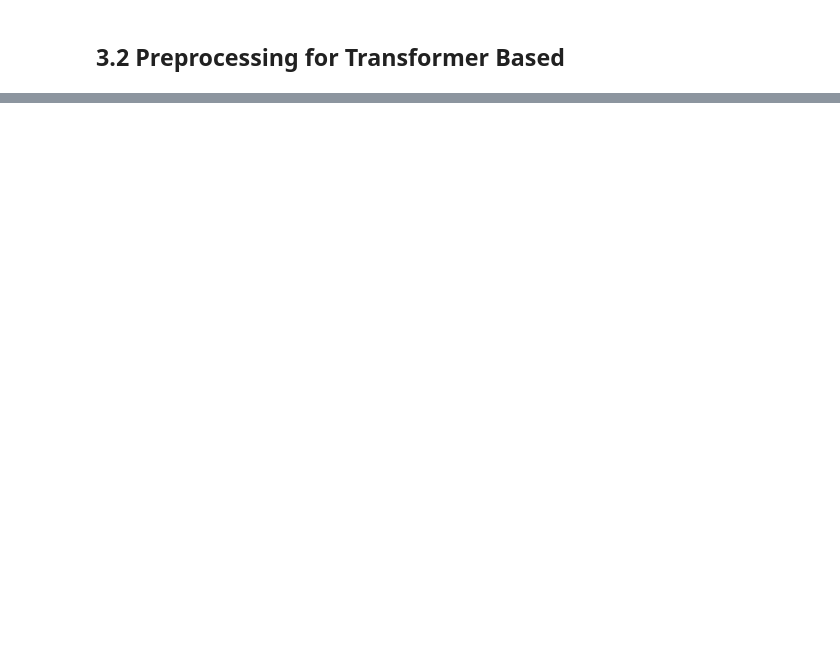
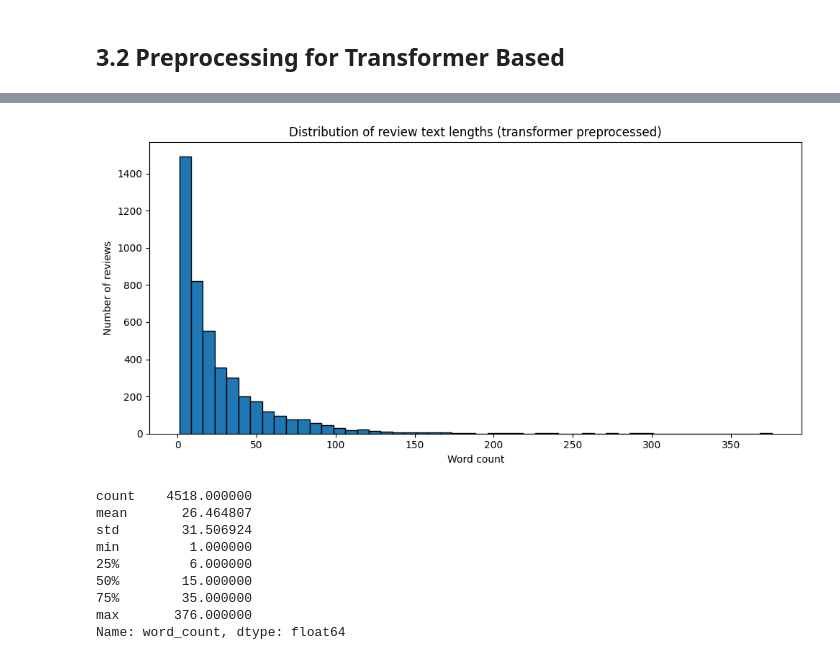
Before and after one commit to dpchi12/sentiment-analysis-for-banks-mobile-app-review, a Jupyter notebook: Model (old data)/old_preprocessing.ipynb, the cells around one changed output, grey strips where cells are left out. Saved outputs shown, nothing was run; the diff lists cells and outputs as text; code cells hidden in the pictures; blank space fills up the shorter version.

```diff
--- a/Model (old data)/old_preprocessing.ipynb
+++ b/Model (old data)/old_preprocessing.ipynb
@@ -584,2 +551,22 @@ plt.show()
 # %% [markdown]
 ## 3.2 Preprocessing for Transformer Based
+# %%
+def clean_for_transformer(text):
+    text = str(text).strip()
+    text = text.lower()
+    text = re.sub(r"http\S+|www\S+", "", text)
+    text = re.sub(r"<.*?>", "", text)
+    text = "".join(
+        c for c in text
+        if unicodedata.category(c) not in ("So", "Cs", "Co", "Cn")
+    )
+    text = re.sub(r"(.)\1{2,}", r"\1\1", text)
+    text = re.sub(r"[^\w\s]", "", text)
+    text = re.sub(r"\s+", " ", text)
+    return text.strip()
+
+df_transformer = df_english[["bank", "platform", "rating", "date", "raw_text"]].copy()
+
+df_transformer["clean_text"] = df_transformer["raw_text"].apply(clean_for_transformer)
+
+df_transformer.head()
@@ -585,0 +580,23 @@ plt.show()
+# %%
+df_transformer["word_count"] = df_transformer["clean_text"].str.count(r"\S+")
+
+plt.figure(figsize=(10, 5))
+plt.hist(df_transformer["word_count"], bins=50, edgecolor="black")
+plt.title("Distribution of review text lengths (transformer preprocessed)")
+plt.xlabel("Word count")
+plt.ylabel("Number of reviews")
+plt.tight_layout()
+plt.show()
+
+print(df_transformer["word_count"].describe())
+# %% [output]
+[figure, added]
+count    4518.000000
+mean       26.464807
+std        31.506924
+min         1.000000
+25%         6.000000
+50%        15.000000
+75%        35.000000
+max       376.000000
+Name: word_count, dtype: float64
```
Also changed, not shown: parts of 17 cells of this notebook, 3 other files.
